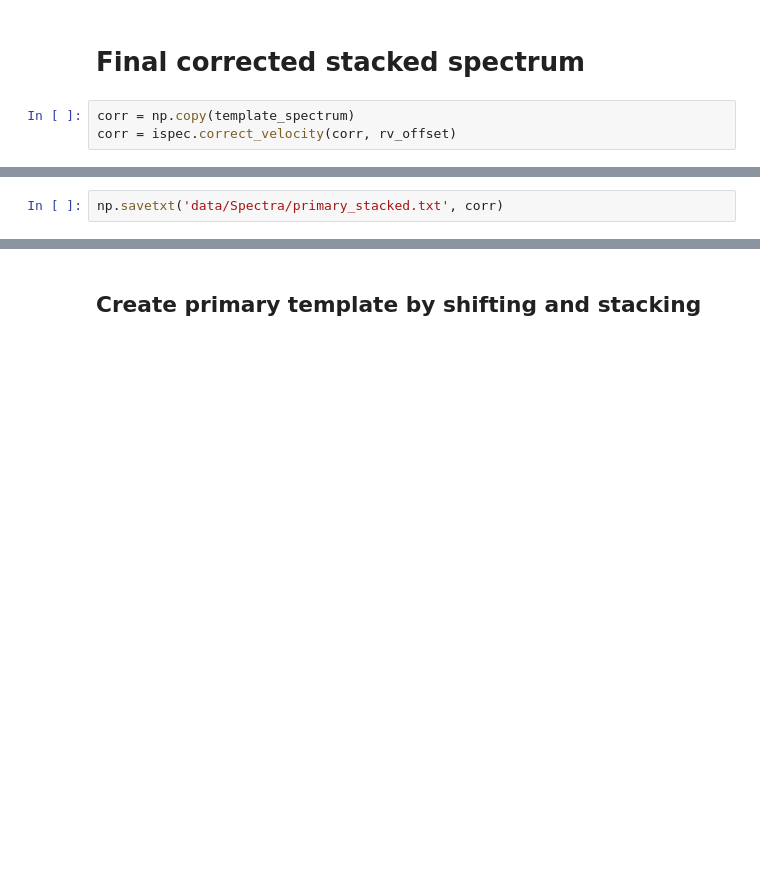
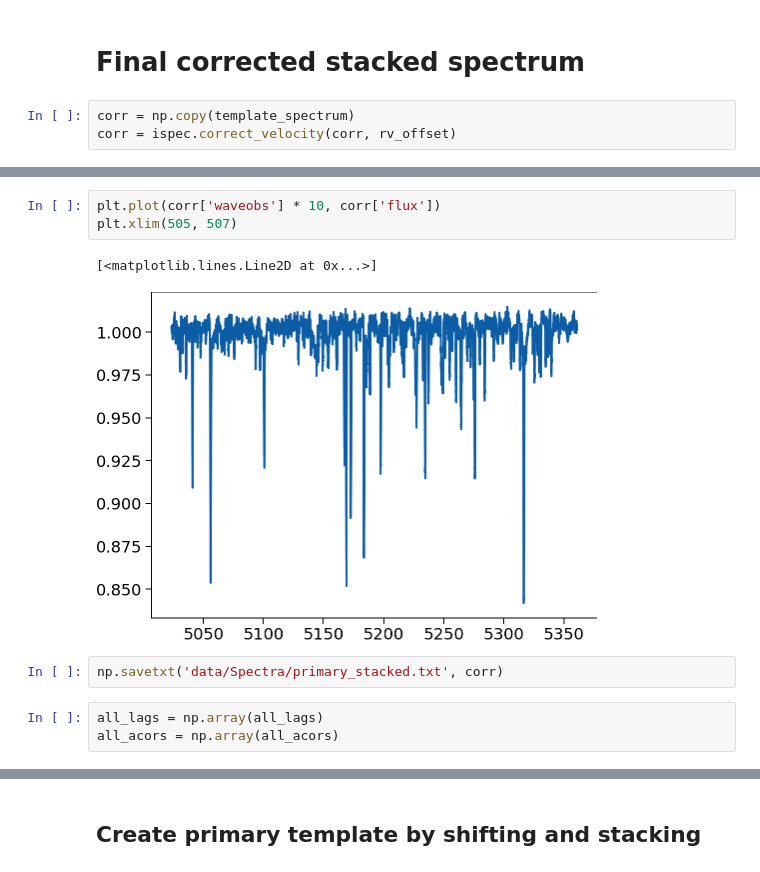
Before and after one commit to danhey/adra, a Jupyter notebook: RV extract ispec.ipynb, the cells around one changed output, grey strips where cells are left out. Cells and saved outputs as stored; diff of their text form; blank space fills up the shorter version.

```diff
--- a/RV extract ispec.ipynb
+++ b/RV extract ispec.ipynb
@@ -315,2 +321,11 @@ plt.xlim(505, 507)
+# %%
+plt.plot(corr['waveobs'] * 10, corr['flux'])
+plt.xlim(505, 507)
+# %% [output]
+[<matplotlib.lines.Line2D at 0x...>]
+[figure, added]
 # %%
 np.savetxt('data/Spectra/primary_stacked.txt', corr)
+# %%
+all_lags = np.array(all_lags)
+all_acors = np.array(all_acors)
```
Also changed, not shown: parts of 6 cells of this notebook, 6 other files.
